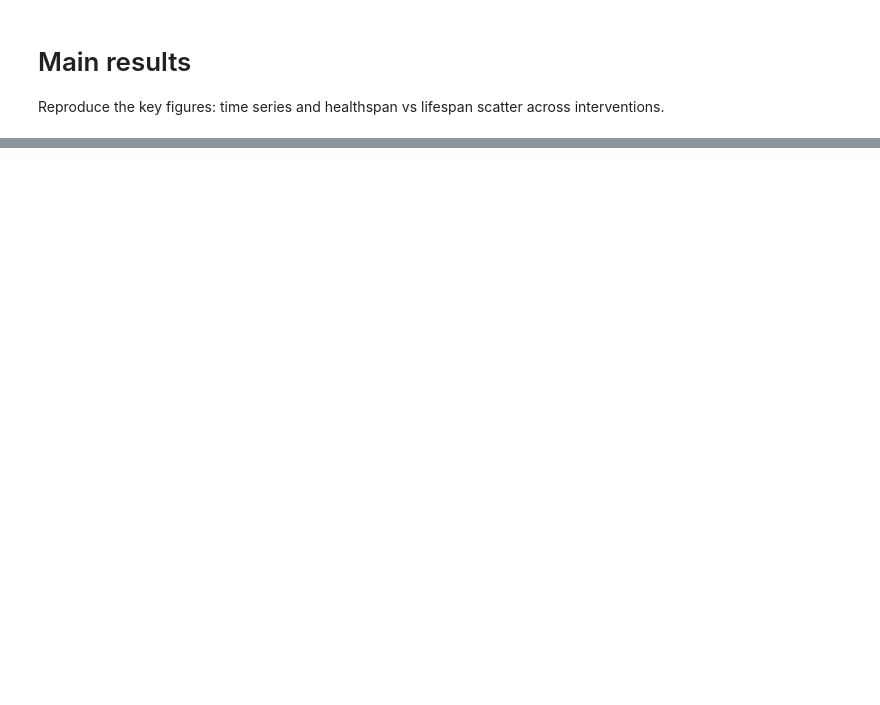
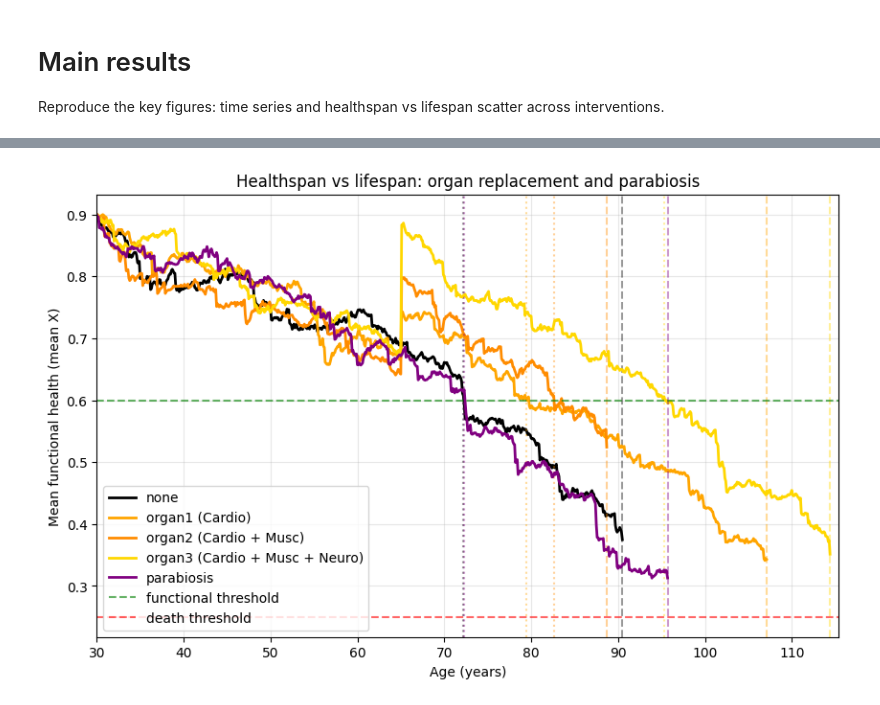
Before and after one commit to smartinelle/systemic_rejuvenation, a Jupyter notebook: notebooks/02_main_results.ipynb, the cells around one changed output, grey strips where cells are left out. Saved outputs shown, nothing was run; the diff lists cells and outputs as text; code cells hidden in the pictures; blank space fills up the shorter version.

```diff
--- a/notebooks/02_main_results.ipynb
+++ b/notebooks/02_main_results.ipynb
@@ -34,0 +94,44 @@ plt.show()
+# %%
+
+# Aggregate mean functional health: organ replacement and parabiosis scenarios
+compare2 = ["none", "organ1", "organ2", "organ3", "parabiosis"]
+labels = {
+    "none": "none",
+    "organ1": "organ1 (Cardio)",
+    "organ2": "organ2 (Cardio + Musc)",
+    "organ3": "organ3 (Cardio + Musc + Neuro)",
+    "parabiosis": "parabiosis",
+}
+
+plt.figure(figsize=(10, 6))
+for mode in compare2:
+    res = single_results[mode]
+    mean_X = res.X_hist.mean(axis=1)
+    plt.plot(
+        res.age,
+        mean_X,
+        label=labels.get(mode, mode),
+        color=color_map.get(mode),
+        linewidth=2,
+    )
+    if res.healthspan is not None:
+        plt.axvline(res.healthspan, color=color_map.get(mode), linestyle=":", alpha=0.4)
+    if res.lifespan is not None:
+        plt.axvline(res.lifespan, color=color_map.get(mode), linestyle="--", alpha=0.4)
+
+plt.axhline(sim_cfg.func_threshold, color="green", linestyle="--", alpha=0.6, label="functional threshold")
+plt.axhline(sim_cfg.death_threshold, color="red", linestyle="--", alpha=0.6, label="death threshold")
+
+max_death_age = max(
+    (single_results[m].lifespan for m in compare2 if single_results[m].lifespan is not None),
+    default=sim_cfg.start_age + sim_cfg.years,
+)
+plt.xlim(sim_cfg.start_age, max_death_age + 1.0)
+plt.xlabel("Age (years)")
+plt.ylabel("Mean functional health (mean X)")
+plt.title("Healthspan vs lifespan: organ replacement and parabiosis")
+plt.legend()
+plt.grid(True, alpha=0.3)
+plt.show()
+# %% [output]
+[figure, added]
```
Also changed, not shown: parts of 9 cells of this notebook.
